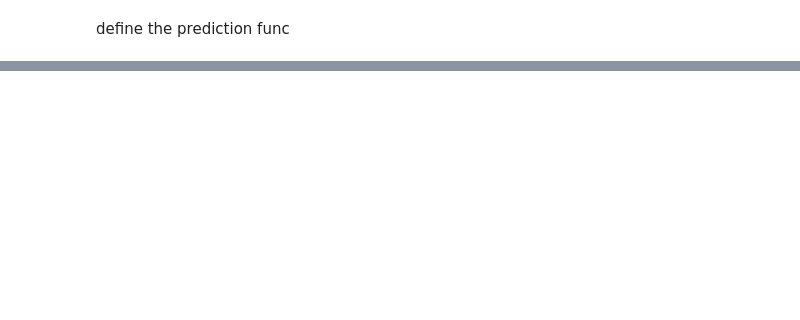
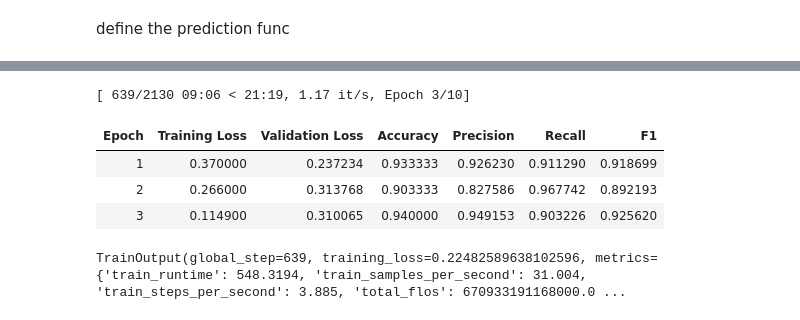
Before and after one commit to SorataBaka/2025-hokkaido-nlp, a Jupyter notebook: source/bucketing.ipynb, the cells around one changed output, grey strips where cells are left out. Cells and saved outputs as stored; diff of their text form; code cells hidden in the pictures; blank space fills up the shorter version.

```diff
--- a/source/bucketing.ipynb
+++ b/source/bucketing.ipynb
@@ -806,0 +881,4 @@ filtered_dataset
+# %%
+tokenized_dataset_split = tokenized_dataset.train_test_split(test_size=0.15, seed=42)
+training_dataset = tokenized_dataset_split["train"]
+test_dataset = tokenized_dataset_split["test"]
@@ -806,0 +905,48 @@ filtered_dataset
+# %%
+from transformers import Trainer, default_data_collator,EarlyStoppingCallback
+from torch.optim import AdamW
+import evaluate
+import numpy as np
+
+accuracy_metric = evaluate.load("accuracy")
+from sklearn.metrics import (
+    accuracy_score,
+    precision_recall_fscore_support,
+)
+
+
+def compute_metrics(eval_pred):
+    logits, labels = eval_pred
+    preds = np.argmax(logits, axis=-1)
+    precision, recall, f1, _ = precision_recall_fscore_support(
+        labels, preds, average="binary", pos_label=1, zero_division=0
+    )
+
+    acc = accuracy_score(labels, preds)
+
+    return {
+        "eval_accuracy": acc,
+        "eval_precision": precision,
+        "eval_recall": recall,
+        "eval_f1": f1,
+    }
+
+trainer = Trainer(
+  model=model,
+  args = training_args,
+  train_dataset=training_dataset,
+  eval_dataset=test_dataset,
+  compute_metrics=compute_metrics,
+  data_collator=default_data_collator,
+  optimizers=(AdamW(model.parameters(), lr=5e-5), None),
+  callbacks=[EarlyStoppingCallback(early_stopping_patience=2, early_stopping_threshold=0.01)]
+)
+# %%
+trainer.train()
+# %% [output]
+[ 639/2130 09:06 < 21:19, 1.17 it/s, Epoch 3/10]
+| Epoch | Training Loss | Validation Loss | Accuracy | Precision | Recall | F1 |
+| 1 | 0.370000 | 0.237234 | 0.933333 | 0.926230 | 0.911290 | 0.918699 |
+| 2 | 0.266000 | 0.313768 | 0.903333 | 0.827586 | 0.967742 | 0.892193 |
+| 3 | 0.114900 | 0.310065 | 0.940000 | 0.949153 | 0.903226 | 0.925620 |
+TrainOutput(global_step=639, training_loss=0.22482589638102596, metrics={'train_runtime': 548.3194, 'train_samples_per_second': 31.004, 'train_steps_per_second': 3.885, 'total_flos': 670933191168000.0 ...
```
Also changed, not shown: parts of 28 cells of this notebook, 2 other files.
